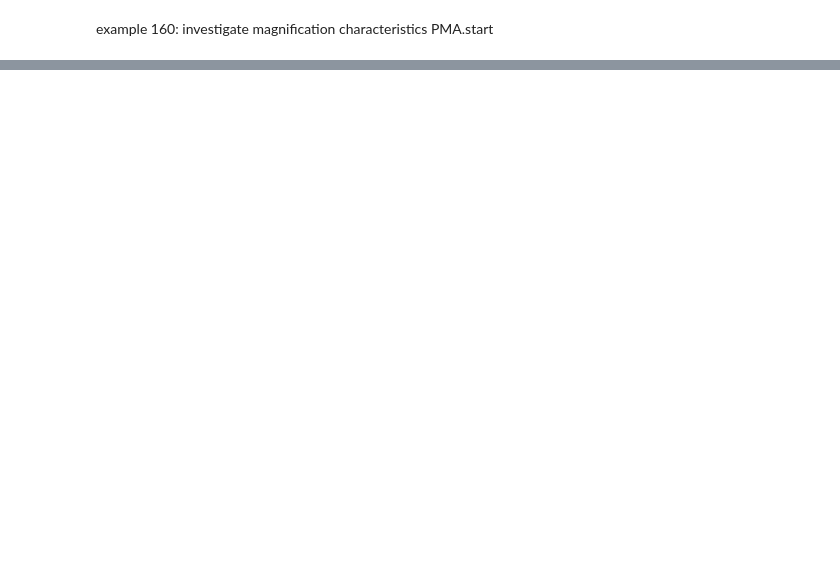
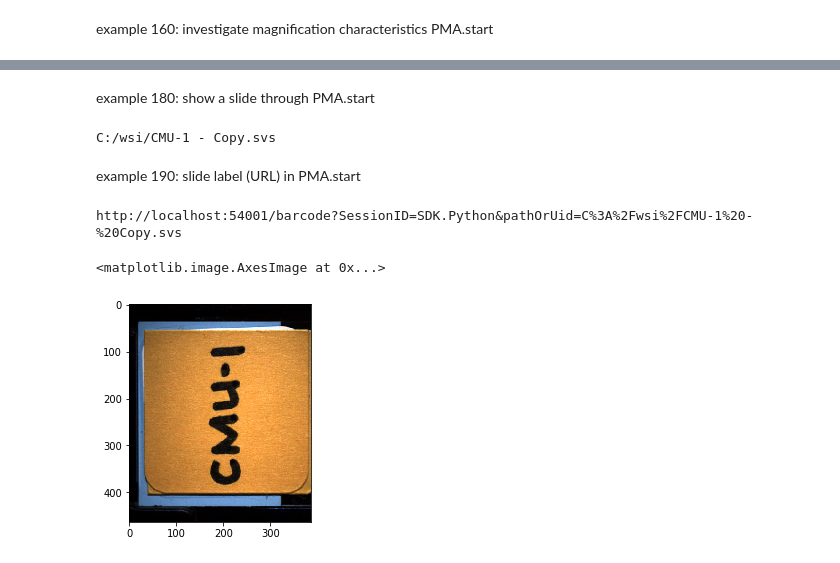
Before and after one commit to Pathomation/pma_python, a Jupyter notebook: samples/jupyter/PMA.start.ipynb, the cells around one changed output, grey strips where cells are left out. Cells and saved outputs as stored; diff of their text form; code cells hidden in the pictures; blank space fills up the shorter version.

Commit message:
Updated sample code, initiated work on core_admin.py module

```diff
--- a/samples/jupyter/PMA.start.ipynb
+++ b/samples/jupyter/PMA.start.ipynb
@@ -174,0 +249,18 @@ example 160: investigate magnification characteristics PMA.start
+# %% [markdown]
+example 180: show a slide through PMA.start
+# %%
+slides = core.get_slides(pma_start_slide_dir)
+print(slides[0])
+core.show_slide(slides[0])
+# %% [output]
+C:/wsi/CMU-1 - Copy.svs
+# %% [markdown]
+example 190: slide label (URL) in PMA.start
+# %%
+slide = core.get_slides(pma_start_slide_dir)[0]
+print(core.get_label_url(slide))
+imshow(core.get_label_image(slide))
+# %% [output]
+http://localhost:54001/barcode?SessionID=SDK.Python&pathOrUid=C%3A%2Fwsi%2FCMU-1%20-%20Copy.svs
+<matplotlib.image.AxesImage at 0x...>
+[figure, added]
```
Also changed, not shown: parts of 10 cells of this notebook, 5 other files.
